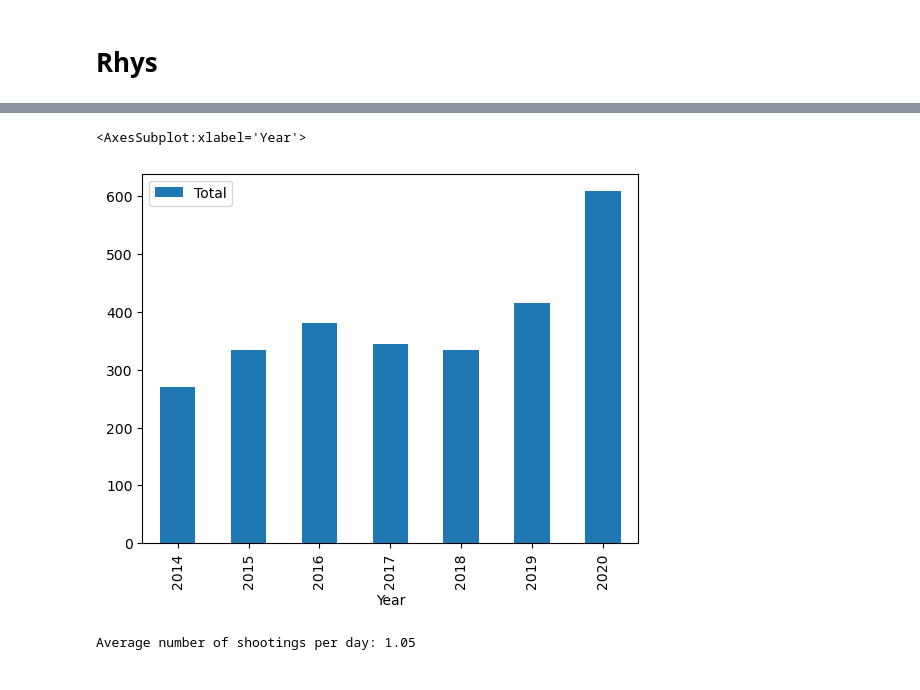
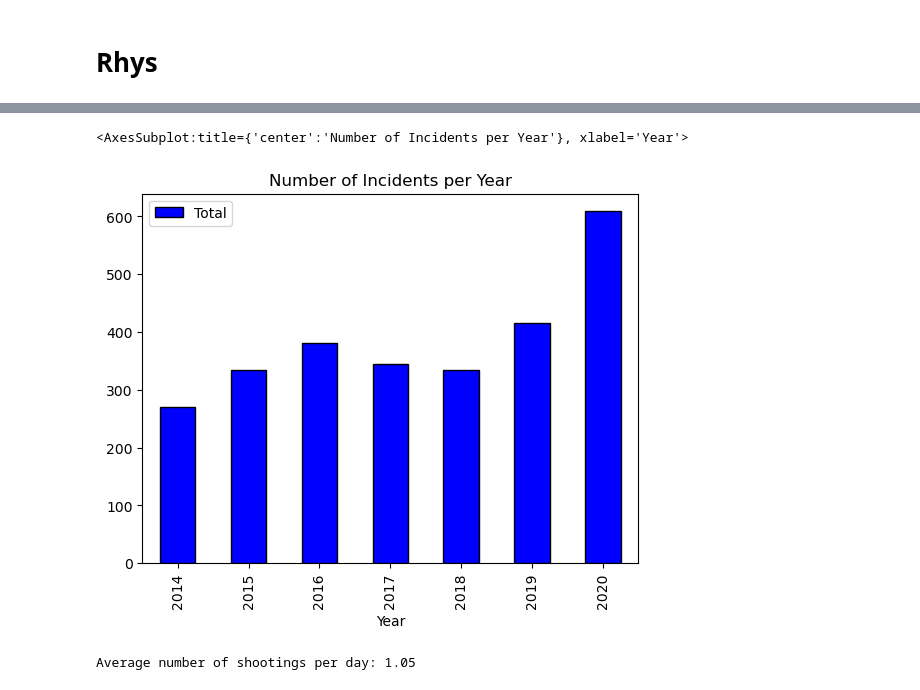
Before and after one commit to ubco-W2022T1-cosc301/project-group39, a Jupyter notebook: notebooks/analysis1.ipynb, the cells around one changed output, grey strips where cells are left out. Saved outputs shown, nothing was run; the diff lists cells and outputs as text; code cells hidden in the pictures.

```diff
--- a/notebooks/analysis1.ipynb
+++ b/notebooks/analysis1.ipynb
@@ -64,14 +64,15 @@ def clean_year(row):
 # %%
 df_year = df_cleaned.groupby('Year').count()
 df_year = df_year.drop('Month', axis=1)
 df_year = df_year.drop('State', axis=1)
 df_year = df_year.drop('City/County', axis=1)
 df_year = df_year.drop('Killed', axis=1)
 df_year = df_year.drop('Injured', axis=1)
-df_year.plot(kind = 'bar')
+
+df_year.plot(kind = 'bar', title = 'Number of Incidents per Year', facecolor = 'blue', edgecolor = 'black')
 # %% [output]
-<AxesSubplot:xlabel='Year'>
+<AxesSubplot:title={'center':'Number of Incidents per Year'}, xlabel='Year'>
-[figure, old version]
+[figure, new version]
 # %%
 a = len(df_cleaned)
 b = 365*7
```
Also changed, not shown: parts of 5 cells of this notebook, 2 other files.
